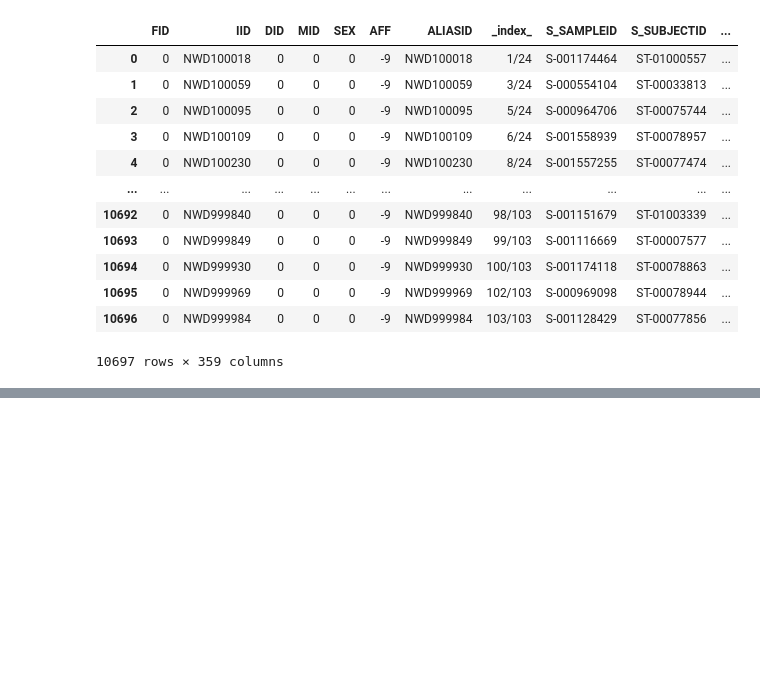
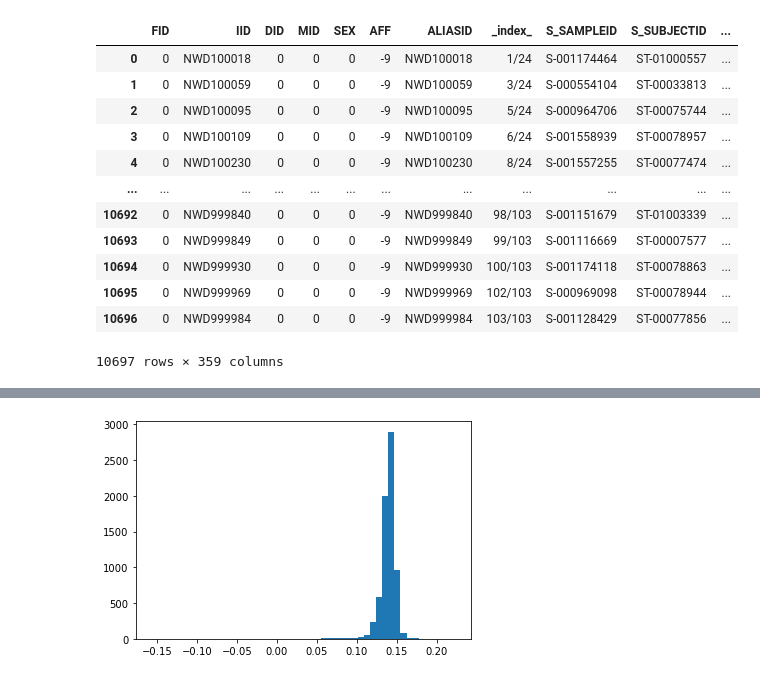
Before and after one commit to jziniti/topmed_wgs_extraction, a Jupyter notebook: notebooks/GECOPD_heteroztgosity.ipynb, the cells around one changed output, grey strips where cells are left out. Saved outputs shown, nothing was run; the diff lists cells and outputs as text; code cells hidden in the pictures; blank space fills up the shorter version.

```diff
--- a/notebooks/GECOPD_heteroztgosity.ipynb
+++ b/notebooks/GECOPD_heteroztgosity.ipynb
@@ -183,0 +158,5 @@ for (race_code, nwdids_list) in df_grouped_by_race.iterrows():
+# %%
+df_het_annotated = df_het.merge(df_stashq, how='left', left_on='IID', right_on='ALIASID')
+df_het_annotated = df_het_annotated.merge(df_idmap, how='left', on='S_SUBJECTID')
+df_het_annotated = df_het_annotated.merge(df_pheno, how='left', left_on='Pheno Id', right_on='sid')
+df_het_annotated
@@ -183,0 +177,6 @@ for (race_code, nwdids_list) in df_grouped_by_race.iterrows():
+# %%
+df_het_race_nhw = df_het_annotated[df_het_annotated['race'] == 1]
+plt.hist(df_het_race_nhw["F"], bins=50)
+plt.savefig(BASE_PATH/'tmp/GECOPD_1_heterozygosity.png')
+# %% [output]
+[figure, added]
```
Also changed, not shown: parts of 8 cells of this notebook, 8 other files.
